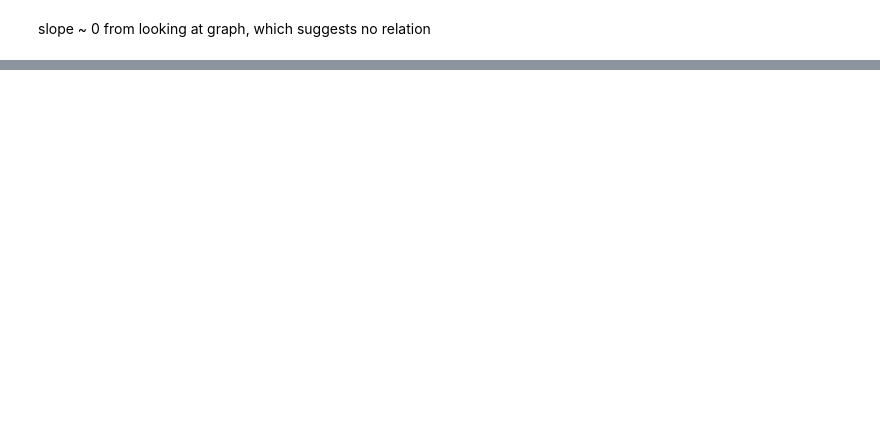
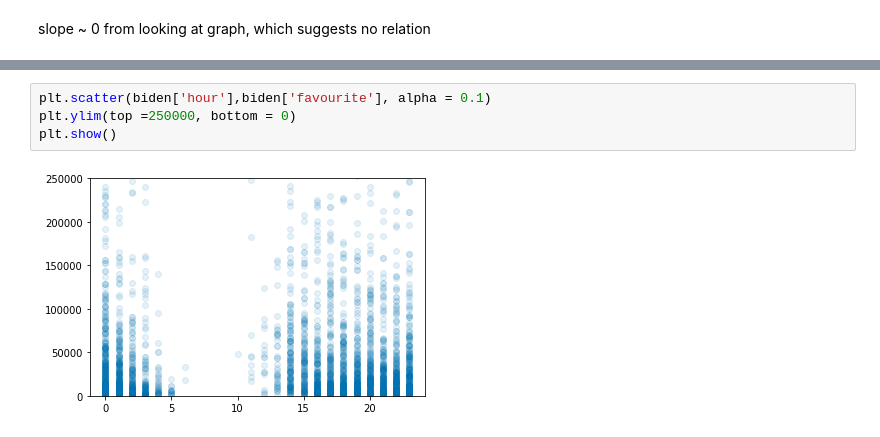
Before and after one commit to sunil-2000/Twitter-Data-Science-Project, a Jupyter notebook: sunil_analysis .ipynb, the cells around one changed output, grey strips where cells are left out. Cells and saved outputs as stored; diff of their text form; blank space fills up the shorter version.

```diff
--- a/sunil_analysis .ipynb
+++ b/sunil_analysis .ipynb
@@ -235,0 +234,6 @@ slope ~ 0 from looking at graph, which suggests no relation
+# %%
+plt.scatter(biden['hour'],biden['favourite'], alpha = 0.1)
+plt.ylim(top =250000, bottom = 0)
+plt.show()
+# %% [output]
+[figure, added]
```
Also changed, not shown: parts of 17 cells of this notebook.
